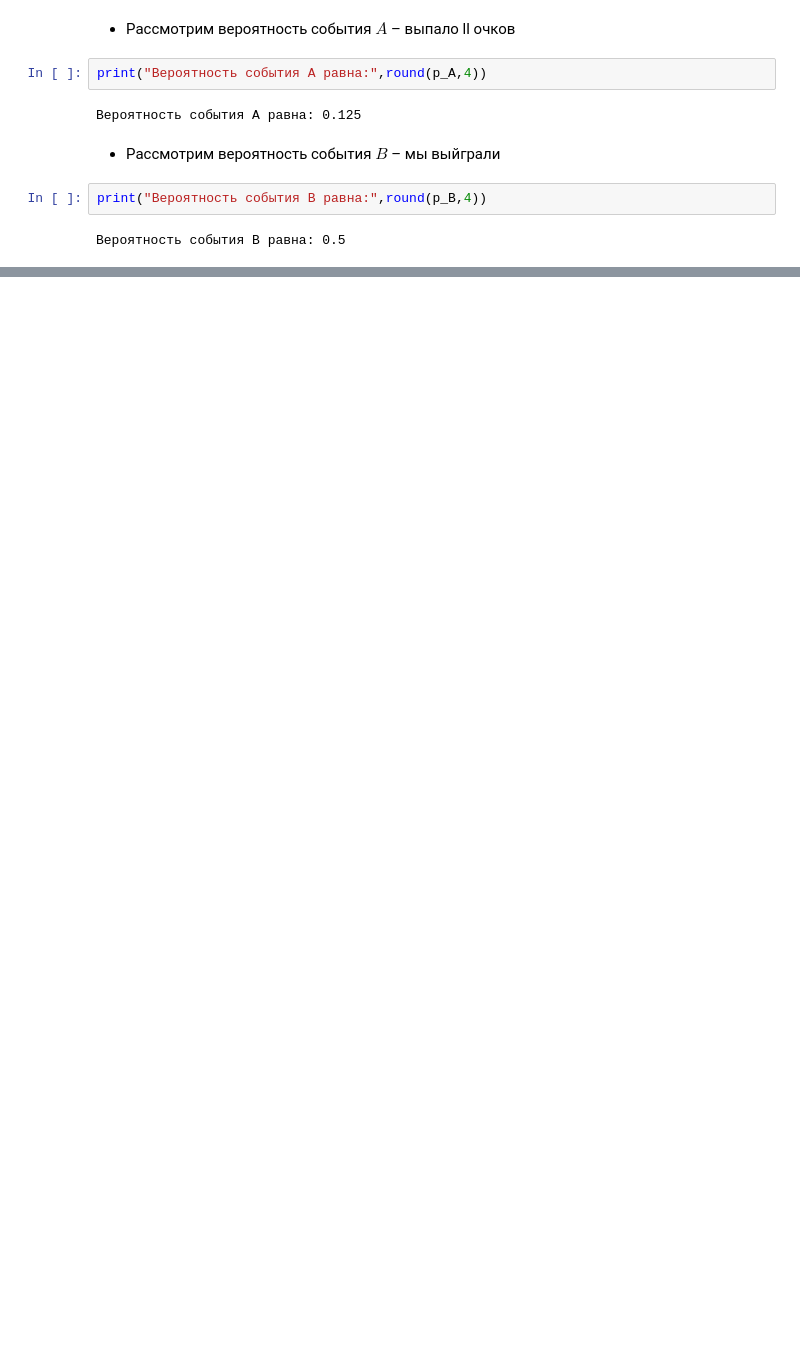
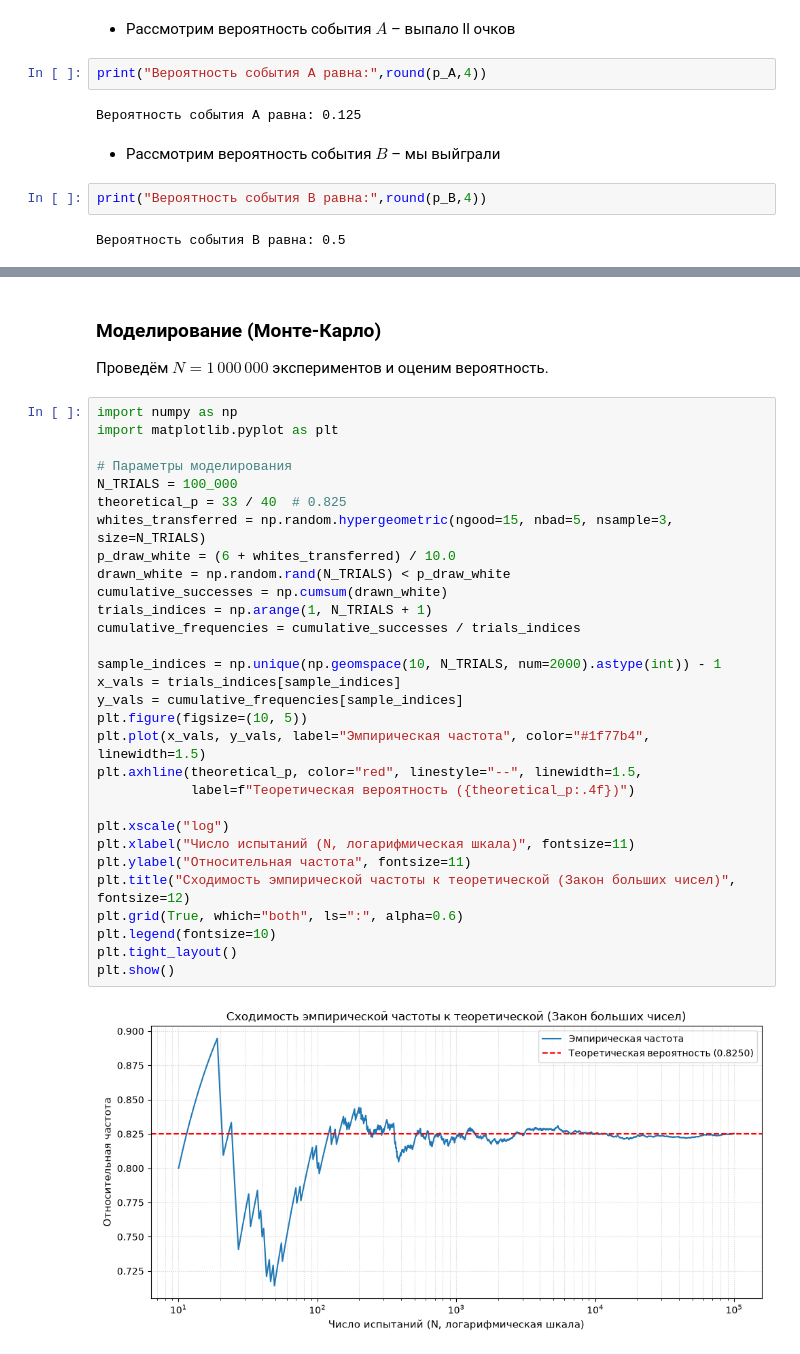
Before and after one commit to fbocharot-ux/teorver-labs, a Jupyter notebook: teorver-dz/Комбинаторика.ipynb, the cells around one changed output, grey strips where cells are left out. Saved outputs shown, nothing was run; the diff lists cells and outputs as text; blank space fills up the shorter version.

```diff
--- a/teorver-dz/Комбинаторика.ipynb
+++ b/teorver-dz/Комбинаторика.ipynb
@@ -169,0 +190,36 @@ print("Вероятность события B равна:",round(p_B,4))
+# %% [markdown]
+### Моделирование (Монте-Карло)
+
+Проведём $N = 1\,000\,000$ экспериментов и оценим вероятность.
+# %%
+import numpy as np
+import matplotlib.pyplot as plt
+
+# Параметры моделирования
+N_TRIALS = 100_000
+theoretical_p = 33 / 40  # 0.825
+whites_transferred = np.random.hypergeometric(ngood=15, nbad=5, nsample=3, size=N_TRIALS)
+p_draw_white = (6 + whites_transferred) / 10.0
+drawn_white = np.random.rand(N_TRIALS) < p_draw_white
+cumulative_successes = np.cumsum(drawn_white)
+trials_indices = np.arange(1, N_TRIALS + 1)
+cumulative_frequencies = cumulative_successes / trials_indices
+
+sample_indices = np.unique(np.geomspace(10, N_TRIALS, num=2000).astype(int)) - 1
+x_vals = trials_indices[sample_indices]
+y_vals = cumulative_frequencies[sample_indices]
+plt.figure(figsize=(10, 5))
+plt.plot(x_vals, y_vals, label="Эмпирическая частота", color="#1f77b4", linewidth=1.5)
+plt.axhline(theoretical_p, color="red", linestyle="--", linewidth=1.5,
+            label=f"Теоретическая вероятность ({theoretical_p:.4f})")
+
+plt.xscale("log")
+plt.xlabel("Число испытаний (N, логарифмическая шкала)", fontsize=11)
+plt.ylabel("Относительная частота", fontsize=11)
+plt.title("Сходимость эмпирической частоты к теоретической (Закон больших чисел)", fontsize=12)
+plt.grid(True, which="both", ls=":", alpha=0.6)
+plt.legend(fontsize=10)
+plt.tight_layout()
+plt.show()
+# %% [output]
+[figure, added]
```
Also changed, not shown: parts of 4 cells of this notebook.
